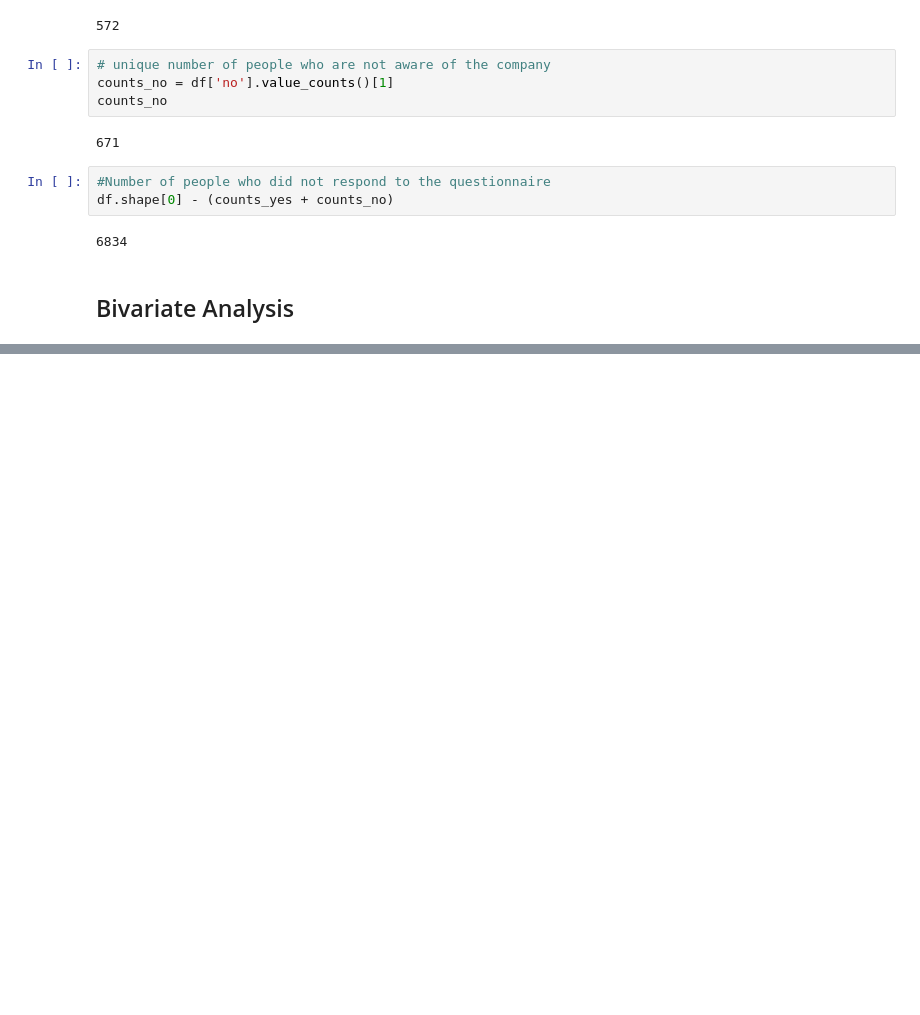
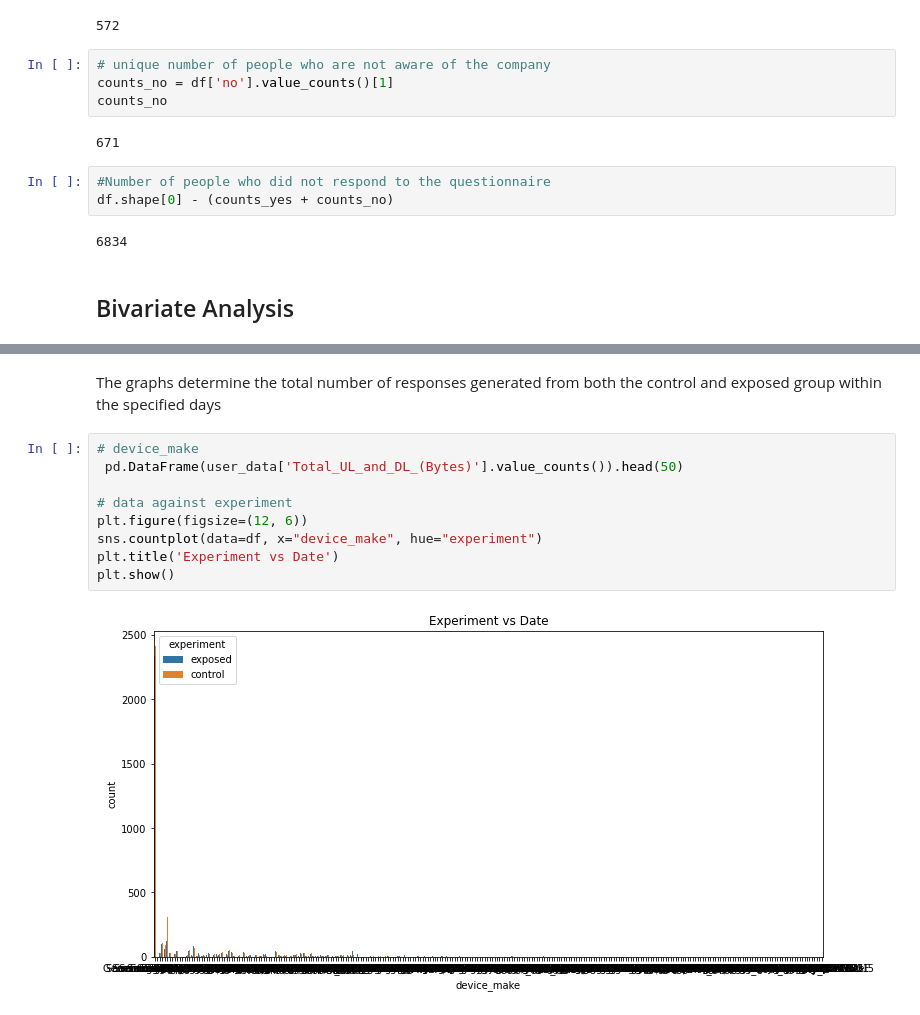
Before and after one commit to tadesse381/SmartAd_AB_test-1, a Jupyter notebook: notebooks/AdCampaingnEDA.ipynb, the cells around one changed output, grey strips where cells are left out. Cells and saved outputs as stored; diff of their text form; blank space fills up the shorter version.

```diff
--- a/notebooks/AdCampaingnEDA.ipynb
+++ b/notebooks/AdCampaingnEDA.ipynb
@@ -192,0 +213,13 @@ df.shape[0] - (counts_yes + counts_no)
+# %% [markdown]
+The graphs determine the total number of responses generated from both the control and exposed group within the specified days
+# %%
+# device_make
+ pd.DataFrame(user_data['Total_UL_and_DL_(Bytes)'].value_counts()).head(50)
+
+# data against experiment
+plt.figure(figsize=(12, 6))
+sns.countplot(data=df, x="device_make", hue="experiment")
+plt.title('Experiment vs Date')
+plt.show()
+# %% [output]
+[figure, added]
```
Also changed, not shown: parts of 3 cells of this notebook.
